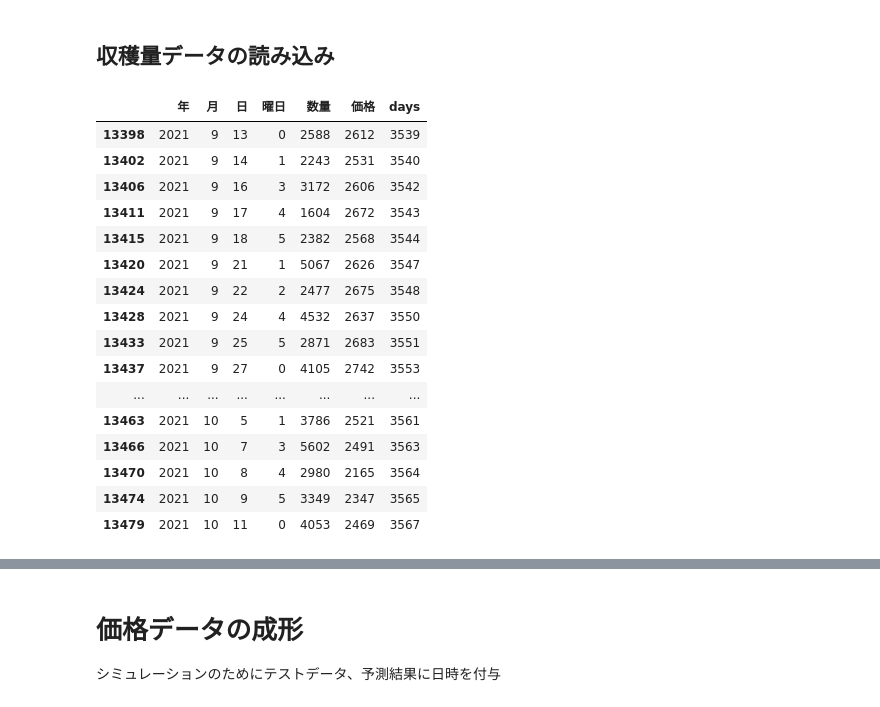
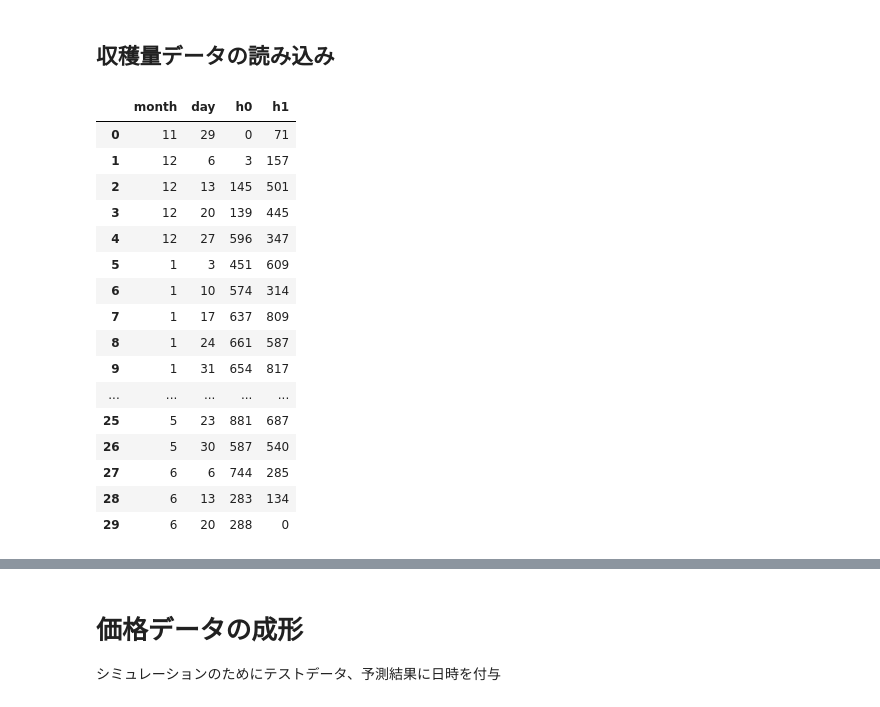
Before and after one commit to goemon8787/strawberry, a Jupyter notebook: notebooks/analysis6.ipynb, the cells around one changed output, grey strips where cells are left out. Saved outputs shown, nothing was run; the diff lists cells and outputs as text; code cells hidden in the pictures.

```diff
--- a/notebooks/analysis6.ipynb
+++ b/notebooks/analysis6.ipynb
@@ -258,24 +238,24 @@ for sp in range(span):
 # %% [markdown]
 ## 収穫量データの読み込み
 # %%
-df_harvest = pd.read_csv("../data/harvest.csv", index_col=0)
+harvest_df_raw = pd.read_csv("../data/harvest.csv", index_col=0)
-# %%
-df.tail(20)
-# %% [output]
-|  | 年 | 月 | 日 | 曜日 | 数量 | 価格 | days |
-| 13398 | 2021 | 9 | 13 | 0 | 2588 | 2612 | 3539 |
-| 13402 | 2021 | 9 | 14 | 1 | 2243 | 2531 | 3540 |
-| 13406 | 2021 | 9 | 16 | 3 | 3172 | 2606 | 3542 |
-| 13411 | 2021 | 9 | 17 | 4 | 1604 | 2672 | 3543 |
-| 13415 | 2021 | 9 | 18 | 5 | 2382 | 2568 | 3544 |
-| 13420 | 2021 | 9 | 21 | 1 | 5067 | 2626 | 3547 |
-| 13424 | 2021 | 9 | 22 | 2 | 2477 | 2675 | 3548 |
-| 13428 | 2021 | 9 | 24 | 4 | 4532 | 2637 | 3550 |
-| 13433 | 2021 | 9 | 25 | 5 | 2871 | 2683 | 3551 |
-| 13437 | 2021 | 9 | 27 | 0 | 4105 | 2742 | 3553 |
-| ... | ... | ... | ... | ... | ... | ... | ... |
-| 13463 | 2021 | 10 | 5 | 1 | 3786 | 2521 | 3561 |
-| 13466 | 2021 | 10 | 7 | 3 | 5602 | 2491 | 3563 |
-| 13470 | 2021 | 10 | 8 | 4 | 2980 | 2165 | 3564 |
-| 13474 | 2021 | 10 | 9 | 5 | 3349 | 2347 | 3565 |
-| 13479 | 2021 | 10 | 11 | 0 | 4053 | 2469 | 3567 |
+# %%
+harvest_df_raw
+# %% [output]
+|  | month | day | h0 | h1 |
+| 0 | 11 | 29 | 0 | 71 |
+| 1 | 12 | 6 | 3 | 157 |
+| 2 | 12 | 13 | 145 | 501 |
+| 3 | 12 | 20 | 139 | 445 |
+| 4 | 12 | 27 | 596 | 347 |
+| 5 | 1 | 3 | 451 | 609 |
+| 6 | 1 | 10 | 574 | 314 |
+| 7 | 1 | 17 | 637 | 809 |
+| 8 | 1 | 24 | 661 | 587 |
+| 9 | 1 | 31 | 654 | 817 |
+| ... | ... | ... | ... | ... |
+| 25 | 5 | 23 | 881 | 687 |
+| 26 | 5 | 30 | 587 | 540 |
+| 27 | 6 | 6 | 744 | 285 |
+| 28 | 6 | 13 | 283 | 134 |
+| 29 | 6 | 20 | 288 | 0 |
```
Also changed, not shown: parts of 32 cells of this notebook, 1 other file.
